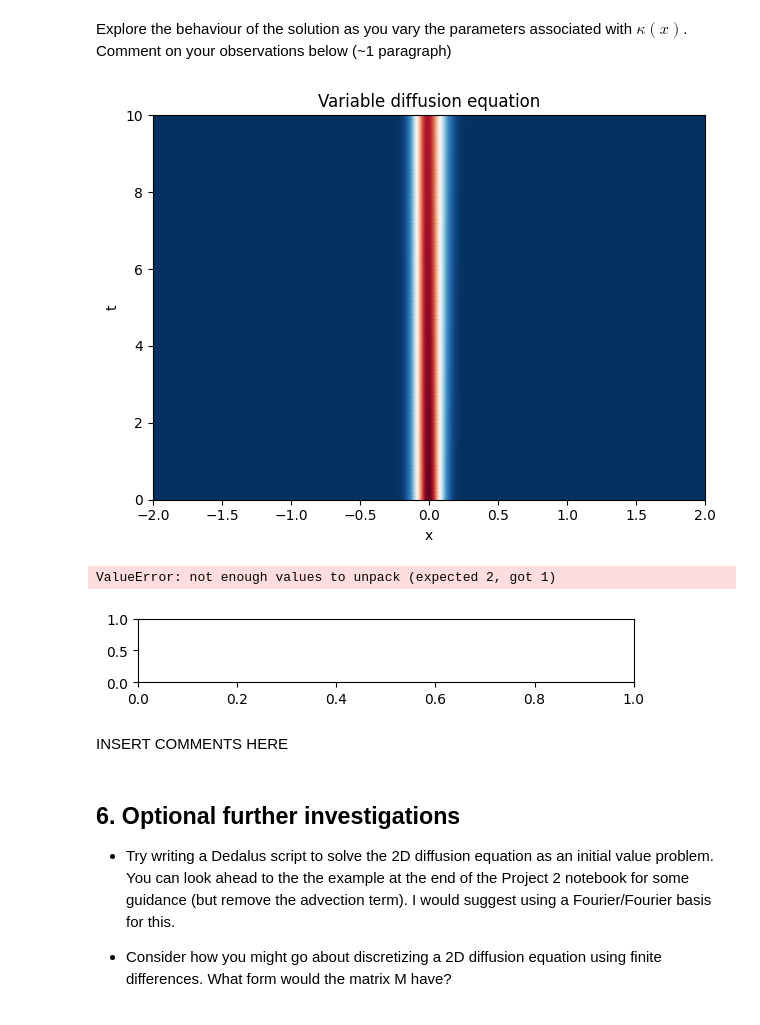
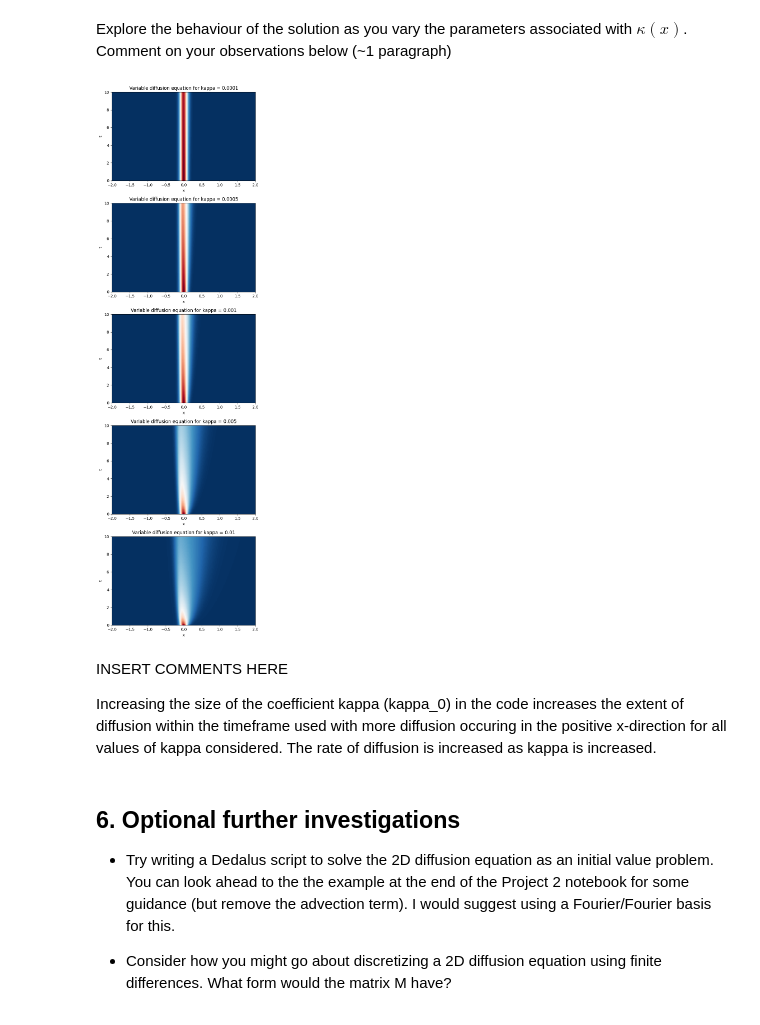
Before and after one commit to ananyaaa-j/QCES, a Jupyter notebook: Project1_dedalus.ipynb, the cells around one changed output. Saved outputs shown, nothing was run; the diff lists cells and outputs as text; code cells hidden in the pictures.

Commit message:
Created using Colab - started 5.1

```diff
--- a/Project1_dedalus.ipynb
+++ b/Project1_dedalus.ipynb
@@ -302,9 +302,9 @@ logger = logging.getLogger(__name__)
 
 # Set some parameters for the problem to be solved
 Nx = 1024 # The number of gridpoints. Note that Fourier transforms are more efficient if this is a power of 2
-Lx = 2; # The domain size in x.  This should be large enough so that the solution goes to zero at the endpoints.
+Lx = 2; # Half of the domain size in x.  This should be large enough so that the solution goes to zero at the endpoints.
 x_start=-Lx; x_end=Lx # The starting and ending bounds on x
-kappa = 0.001 # set the diffusivity
+kappa = 0.16 # set the diffusivity at 0. 001
 
 # Create an x-coordinate, a corresponding basis, and a distributor
 xcoord = dedalus.Coordinate('x')
@@ -332,10 +332,10 @@ problem.add_equation("dt(c) - kappa * dx(dx(c)) = f_x"); # Write out the equatio
 timestepper = dedalus.CNAB1
 solver = problem.build_solver(timestepper)
 
-solver.stop_sim_time = 10 # Stop at 10 simulation time units
+solver.stop_sim_time = 20 # Stop at 10 simulation time units
 
 # Main loop
-timestep = 0.1
+timestep = 0.1 # originally 0.1
 c.change_scales(1)
 c_save = [np.copy(c['g'])]; t_save = [solver.sim_time]; # Save the initial condition and the initial time
 while solver.proceed:
@@ -351,6 +351,7 @@ plt.figure(figsize=(6, 4))
 plt.pcolormesh(x.ravel(), np.array(t_save), np.array(c_save), cmap='RdBu_r', shading='gouraud', rasterized=True)#, clim=(-1, 1))
 plt.xlim(x_start, x_end)
 plt.ylim(0, solver.stop_sim_time)
+plt.colorbar() # add colorbar
 plt.xlabel('x')
 plt.ylabel('t')
 plt.title('Forced diffusion equation')
@@ -463,30 +497,27 @@ len(tsave)
+# %%
+temp = csave_list # actually tsave_list
+csave_list = tsave_list
+tsave_list = temp
 # %% [markdown]
 Explore the behaviour of the solution as you vary the parameters associated with $\kappa(x)$. Comment on your observations below (~1 paragraph)
 # %%
-plt.pcolormesh(xrav_list[0], np.array(csave_list[0]), np.array(tsave_list[0]), cmap='RdBu_r', shading='gouraud', rasterized=True)#, clim=(-1, 1))
-plt.xlim(x_start, x_end)
-plt.ylim(0, solver.stop_sim_time)
-plt.xlabel('x')
-plt.ylabel('t')
-plt.title('Variable diffusion equation')
-plt.tight_layout()
+fig = plt.figure(figsize = (6, 20))
+for i in range(0, len(csave_list), 1):
+  plt.subplot(len(kappa_list), 1, i+1)
+  plt.pcolormesh(xrav_list[i], tsave_list[i], csave_list[i], cmap = 'RdBu_r', shading = 'gourand', rasterized = True)
+  plt.xlim(x_start, x_end)
+  plt.ylim(0, solver.stop_sim_time)
+  plt.xlabel('x')
+  plt.ylabel('t')
+  title_str = 'Variable diffusion equation for kappa = ' + str(kappa_list[i])
+  plt.title(title_str)
+  plt.tight_layout()
 # %% [output]
-[figure, old version]
+[figure, new version]
-# %%
-for i in range(0, len(csave_list), 1):
-  plt.subplot(len(kappa_list), 1, i+1)
-  plt.pcolormesh(xrav_list[i], tsave_list[i], csave_list[i], cmap = 'RdBu_r', shading = 'gourand', rasterized = True)
-  plt.xlim(x_start, x_end)
-  plt.ylim(0, solver.stop_sim_time)
-  plt.xlabel('x')
-  plt.ylabel('t')
-  plt.title('Variable diffusion equation for kappa = ', kappa_list[i])
-  plt.tight_layout()
-# %% [output]
-ValueError: not enough values to unpack (expected 2, got 1)
-[figure, removed]
-# %% [markdown]
-INSERT COMMENTS HERE
+# %% [markdown]
+INSERT COMMENTS HERE
+
+Increasing the size of the coefficient kappa (kappa_0) in the code increases the extent of diffusion within the timeframe used with more diffusion occuring in the positive x-direction for all values of kappa considered. The rate of diffusion is increased as kappa is increased.
 # %% [markdown]
 ## 6. Optional further investigations
 
```
Also changed, not shown: parts of 7 cells of this notebook.
